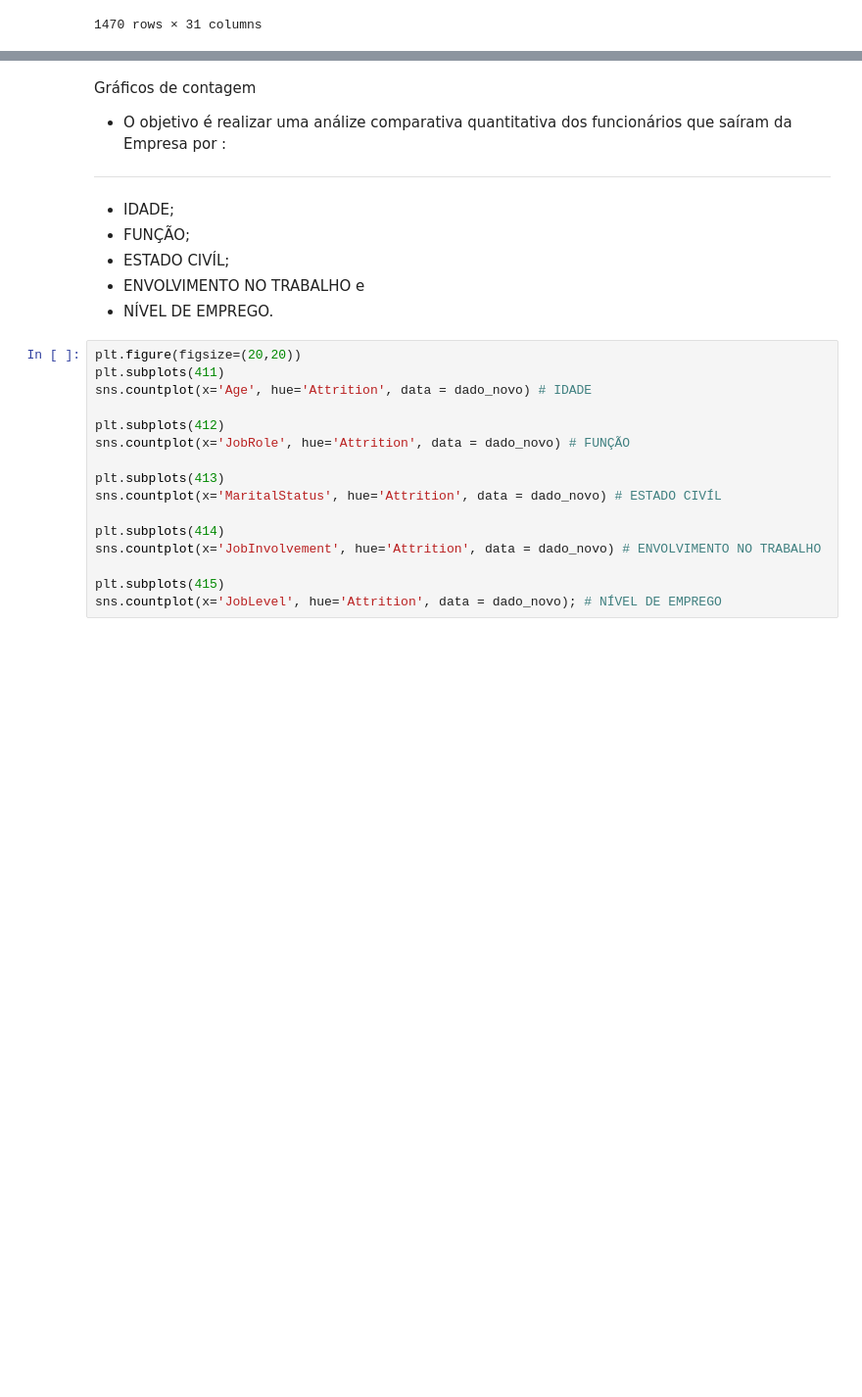
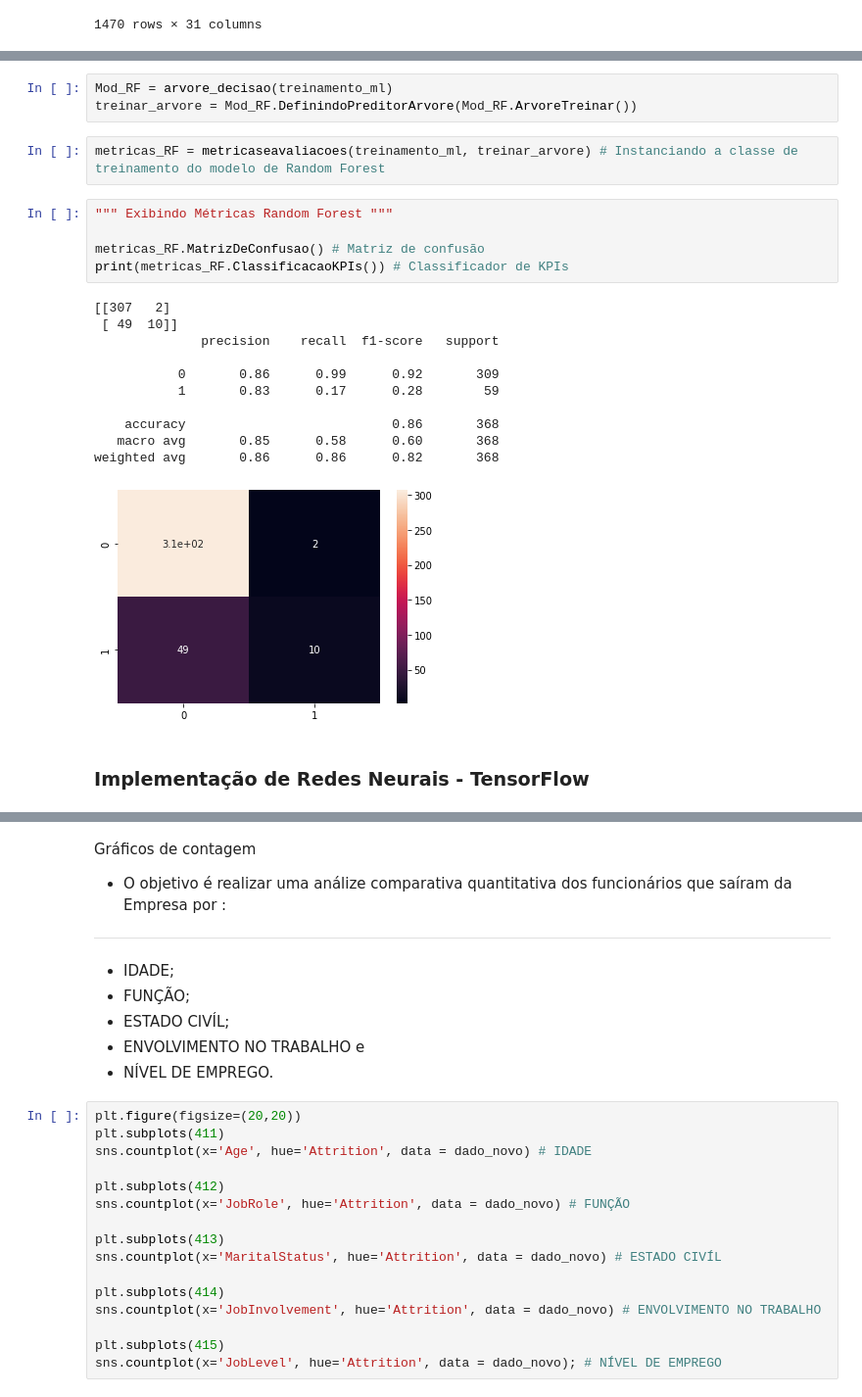
Before and after one commit to AlexLeop/ML_Recursos_Humanos, a Jupyter notebook: Departamento_Recursos_Humanos.ipynb, the cells around one changed output, grey strips where cells are left out. Shown: that part at 98% size. Cells and saved outputs as stored; diff of their text form; blank space fills up the shorter version.

```diff
--- a/Departamento_Recursos_Humanos.ipynb
+++ b/Departamento_Recursos_Humanos.ipynb
@@ -77,0 +277,24 @@ dado_novo
+# %%
+Mod_RF = arvore_decisao(treinamento_ml)
+treinar_arvore = Mod_RF.DefinindoPreditorArvore(Mod_RF.ArvoreTreinar())
+# %%
+metricas_RF = metricaseavaliacoes(treinamento_ml, treinar_arvore) # Instanciando a classe de treinamento do modelo de Random Forest
+# %%
+""" Exibindo Métricas Random Forest """
+
+metricas_RF.MatrizDeConfusao() # Matriz de confusão
+print(metricas_RF.ClassificacaoKPIs()) # Classificador de KPIs
+# %% [output]
+[[307   2]
+ [ 49  10]]
+              precision    recall  f1-score   support
+
+           0       0.86      0.99      0.92       309
+           1       0.83      0.17      0.28        59
+
+    accuracy                           0.86       368
+   macro avg       0.85      0.58      0.60       368
+weighted avg       0.86      0.86      0.82       368
+[figure, added]
+# %% [markdown]
+### **Implementação de Redes Neurais - TensorFlow**
```
Also changed, not shown: parts of 51 cells of this notebook.
